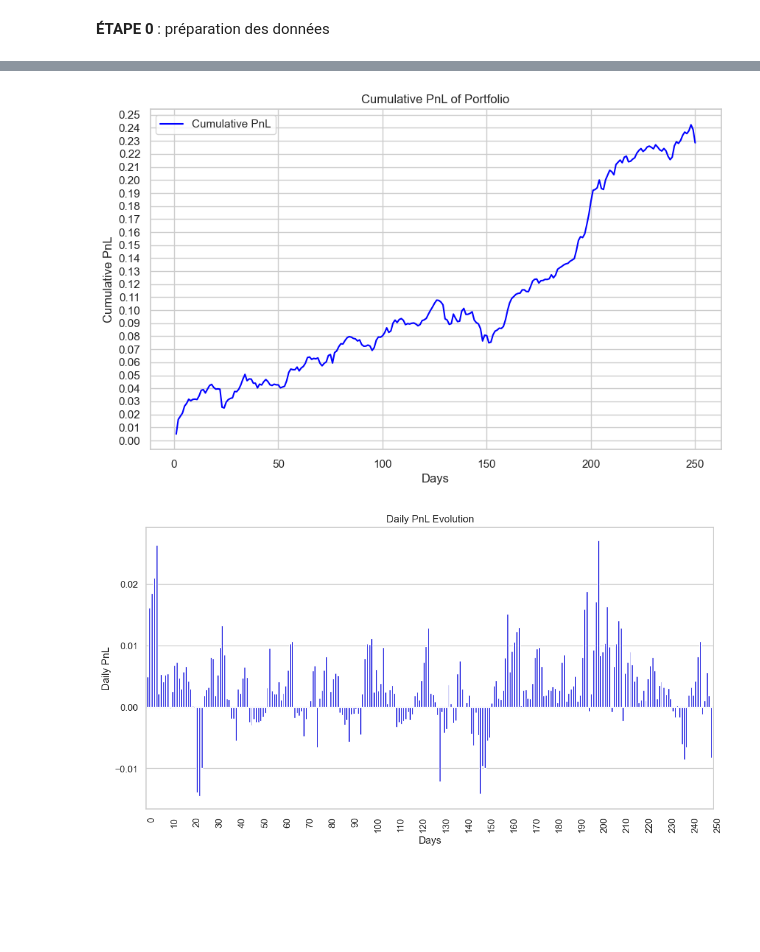
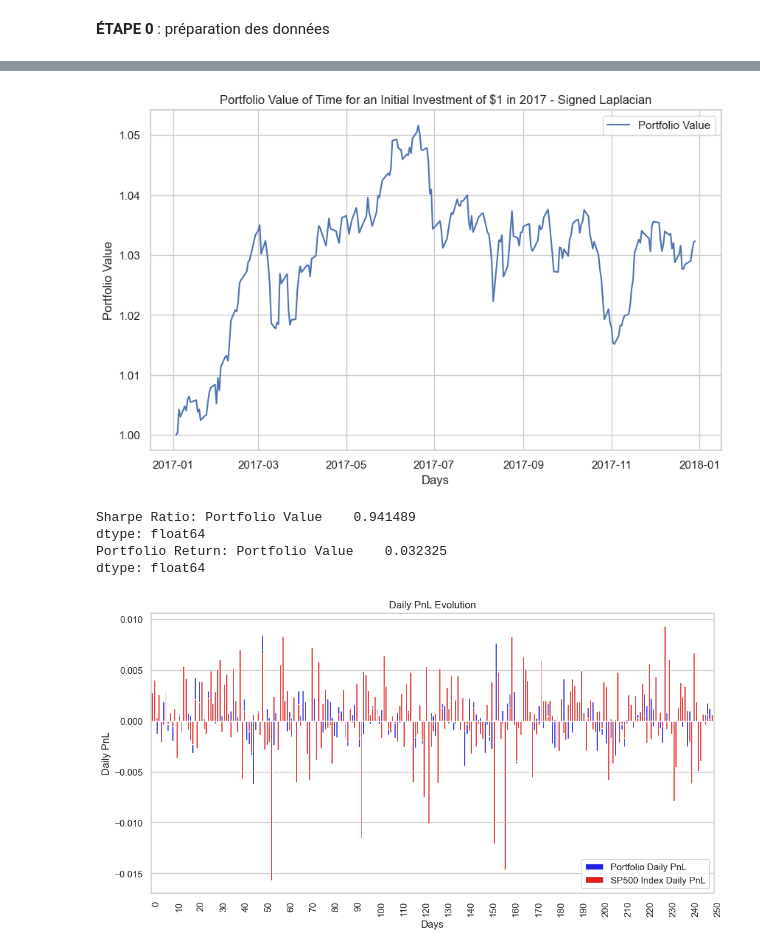
Before and after one commit to MohamedKeteb/Portfolio_clustering_project, a Jupyter notebook: Code/january.ipynb, the cells around one changed output, grey strips where cells are left out. Drawn from its saved outputs; the diff is of its cells as text; code cells hidden in the pictures; blank space fills up the shorter version.

```diff
--- a/Code/january.ipynb
+++ b/Code/january.ipynb
@@ -19,7 +19,7 @@ import warnings
 
 warnings.filterwarnings("ignore") ## so that there are no polluting warnings as output of this cell
 
-lookback_window_0 = [3961, 4021]
+lookback_window_0 = [4213, 4273]
 number_of_clusters = 38
 sigma = 10e-2
 clustering_method = 'signed_laplacian'
@@ -58,0 +88,25 @@ PnL[-1], eta_values[15]
+# %%
+import matplotlib.pyplot as plt
+import seaborn as sns
+import numpy as np
+
+
+# Calculate the cumulative returns
+portfolio_cumulative_SL = pd.DataFrame(index=sp500_PnL.iloc[:-1].index, columns=['Signed Laplacian Portfolio Performance in 2017'], data=PnL)
+portfolio_cumulative_SPONGE = pd.DataFrame(index=sp500_PnL.iloc[:-1].index, columns=['SPONGE Portfolio Performance in 2017'], data=PnL_SPONGE.values)
+
+# Combine dataframes for seaborn plotting
+combined_df = pd.concat([portfolio_cumulative_SL, portfolio_cumulative_SPONGE, sp500_PnL.cumsum()], axis=1)
+combined_df.columns = ['Signed Laplacian', 'SPONGE', 'S&P 500 Index in 2017']
+
+# Set Seaborn style
+sns.set(style="whitegrid")
+
+# Plot the relative performance using Seaborn
+plt.figure(figsize=(10, 6))
+sns.lineplot(data=combined_df, palette=['blue', 'red', 'green'])
+plt.xlabel('Days')
+plt.ylabel('Cumulated Profits and Losses')
+plt.title('Portfolio Relative Performance vs S&P 500 in 2017')
+plt.legend()
+plt.show()
@@ -62,52 +118,70 @@ import matplotlib.pyplot as plt
 import numpy as np
 
 # Création de l'axe des abscisses (nombre de jours)
-days = np.arange(1, len(PnL) + 1)
+
+portfolio_value = pd.DataFrame(index = sp500_PnL.index, columns=['Portfolio Value'], data=portfolio_value)
 
 # Configuration de seaborn pour un style agréable
 sns.set(style="whitegrid")
 
 # Tracer la PnL cumulative avec seaborn
 plt.figure(figsize=(10, 6))
-sns.lineplot(x=days, y=PnL, label='Cumulative PnL', color='blue')
+sns.lineplot(portfolio_value, color='blue')
 
 # Ajouter des titres et des légendes
-plt.title('Cumulative PnL of Portfolio')
+plt.title('Portfolio Value of Time for an Initial Investment of $1 in 2017 - Signed Laplacian')
 plt.xlabel('Days')
-plt.ylabel('Cumulative PnL')
-
-# Personnaliser l'axe des ordonnées avec un pas de 0.01
-plt.yticks(np.arange(0, max(PnL) + 0.01, 0.01))
+plt.ylabel('Portfolio Value')
 
 # Afficher le graphique
 plt.show()
 # %% [output]
-[figure, old version]
+[figure, new version]
+# %%
+# Assurez-vous que les données de portefeuille ne contiennent pas de valeurs manquantes
+portfolio_value = portfolio_value.dropna()
+
+# Calcul du rendement global du portefeuille
+overall_return = (portfolio_value.iloc[-1] / portfolio_value.iloc[0]) - 1
+
+# Calcul du Sharpe ratio
+sharpe = overall_return / (portfolio_value.pct_change().std() * np.sqrt(252))
+
+# Afficher les résultats
+print("Sharpe Ratio:", sharpe)
+print("Portfolio Return:", overall_return)
+# %% [output]
+Sharpe Ratio: Portfolio Value    0.941489
+dtype: float64
+Portfolio Return: Portfolio Value    0.032325
+dtype: float64
 # %%
 import seaborn as sns
 import matplotlib.pyplot as plt
 import numpy as np
 
 # Création de l'axe des abscisses (nombre de jours)
 days = np.arange(1, len(daily_PnL) + 1)
 
 # Configuration de seaborn pour un style agréable
 sns.set(style="whitegrid")
 
 # Tracer l'évolution quotidienne de la PnL sous forme de diagramme à barres avec seaborn
 plt.figure(figsize=(12, 6))
-ax = sns.barplot(x=days, y=daily_PnL, color='blue', width=0.8)  # Ajustez la largeur ici
+ax = sns.barplot(x=days, y=daily_PnL, color='blue', width=0.8, label='Portfolio Daily PnL')  # Ajustez la largeur ici
+ax = sns.barplot(x=days, y=sp500_PnL.iloc[:-1], color='red', width=0.8, label='SP500 Index Daily PnL')
 
 # Rotation des étiquettes de l'axe des abscisses de 45 degrés avec un ajustement
 ax.set_xticks(np.arange(0,251,10))
 ax.set_xticklabels(ax.get_xticks(), rotation=90, ha='right', rotation_mode='anchor')
 
 # Ajouter des titres et des légendes
 plt.title('Daily PnL Evolution')
 plt.xlabel('Days')
 plt.ylabel('Daily PnL')
+plt.legend()
 
 # Afficher le graphique
 plt.show()
 # %% [output]
-[figure, old version]
+[figure, new version]
```
Also changed, not shown: parts of 6 cells of this notebook, 12 other files.
